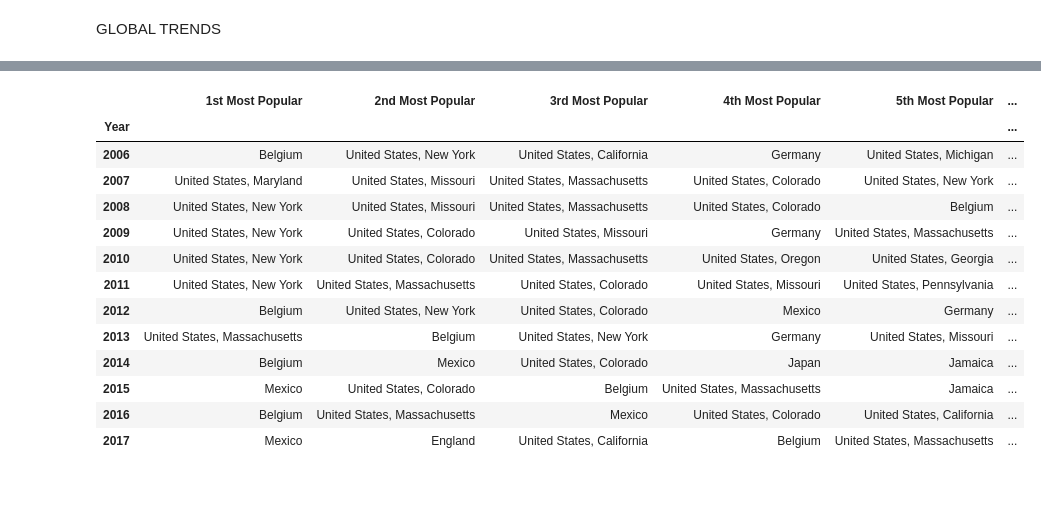
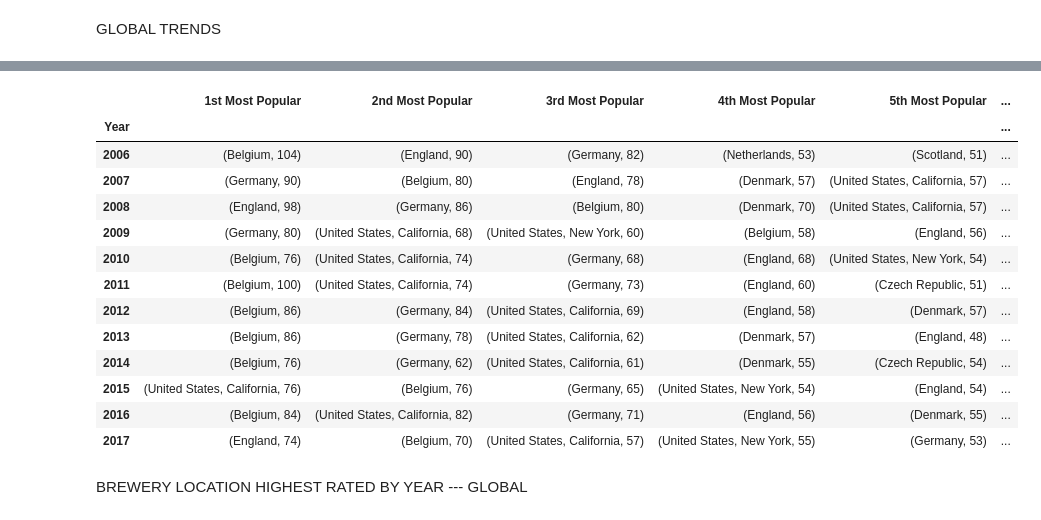
Before and after one commit to epfl-ada/ada-2023-project-vivalavada, a Jupyter notebook: p3_trends_final.ipynb, the cells around one changed output, grey strips where cells are left out. Saved outputs shown, nothing was run; the diff lists cells and outputs as text; code cells hidden in the pictures; blank space fills up the shorter version.

```diff
--- a/p3_trends_final.ipynb
+++ b/p3_trends_final.ipynb
@@ -57,0 +62,14 @@ style_popularities_by_year
+# %%
+all_years_list = sorted(ratings['year'].unique())
+style_popularities_by_year = pd.DataFrame()
+for year in all_years_list:
+    location_style = location_style_stats(ratings.copy(), users.copy(), year, loc_style_threshold = 10, rating_flag = False)
+    location_style_groupedby_loc = location_style.groupby('location')
+    idx_most_popular = location_style_groupedby_loc.apply(lambda x: x.nlargest(3, 'popularity_percentage')).index.values
+    idx_most_popular = [x[1] for x in idx_most_popular]
+    most_popular_styles_by_location = location_style.loc[idx_most_popular]
+    three_most_popular_styles_by_location = most_popular_styles_by_location.groupby('location')['style'].agg(list).to_frame()
+    three_most_popular_styles_by_location = three_most_popular_styles_by_location.rename(columns = {'style': str(year)})
+    style_popularities_by_year = pd.concat([style_popularities_by_year, three_most_popular_styles_by_location], axis = 1)
+
+style_popularities_by_year
@@ -86,0 +124,14 @@ style_ratings_by_year
+# %%
+all_years_list = sorted(ratings['year'].unique())
+style_ratings_by_year = pd.DataFrame()
+for year in all_years_list:
+    location_style = location_style_stats(ratings.copy(), users.copy(), year, loc_style_threshold = 10, rating_flag = True)
+    location_style_groupedby_loc = location_style.groupby('location')
+    idx_highest_rated = location_style_groupedby_loc.apply(lambda x: x.nlargest(3, 'z_score')).index.values
+    idx_highest_rated = [x[1] for x in idx_highest_rated]
+    highest_rated_styles_by_location = location_style.loc[idx_highest_rated]
+    three_highest_rated_styles_by_location = highest_rated_styles_by_location.groupby('location')['style'].agg(list).to_frame()
+    three_highest_rated_styles_by_location = three_highest_rated_styles_by_location.rename(columns = {'style': str(year)})
+    style_ratings_by_year = pd.concat([style_ratings_by_year, three_highest_rated_styles_by_location], axis = 1)
+
+style_ratings_by_year
@@ -150,7 +222,7 @@ global_style_popularity_points_by_year = pd.DataFrame()
 points = [12, 10, 8, 7, 6, 5, 4, 3, 2, 1]
 for year in all_years_list:
     style_popularity_points_dict = {key: 0 for key in ratings['style'].unique().tolist()}
-    location_style = location_style_stats(ratings.copy(), users.copy(), year, loc_style_threshold = 10, rating_flag = False)
+    location_style = location_style_stats(ratings.copy(), users.copy(), year, loc_style_threshold = 10, rating_flag = False, global_flag = True)
     location_style_groupedby_loc = location_style.groupby('location')
     idx_10_most_popular = location_style_groupedby_loc['popularity_percentage'].nlargest(10).index.get_level_values(1)
     most_popular_styles_by_location = location_style.loc[idx_10_most_popular]
@@ -167,6 +239,9 @@ for year in all_years_list:
     global_style_popularity_points_by_year[str(year)] = style_popularity_points_dict
 
 global_style_popularities_by_year = global_style_popularity_points_by_year.apply(lambda x: x.nlargest(10).index.tolist()).T
+global_style_popularities_by_year_points = global_style_popularity_points_by_year.apply(lambda x: x.nlargest(10).tolist()).T
+tuple_list = {column: list(zip(global_style_popularities_by_year[column], global_style_popularities_by_year_points[column])) for column in global_style_popularities_by_year.columns}
+global_style_popularities_by_year = pd.DataFrame(tuple_list, index = global_style_popularities_by_year.index)
 
 global_style_popularities_by_year.columns = ['1st Most Popular', '2nd Most Popular', '3rd Most Popular', '4th Most Popular', '5th Most Popular', '6th Most Popular', '7th Most Popular', '8th Most Popular', '9th Most Popular', '10th Most Popular']
 global_style_popularities_by_year.index.name = 'Year'
@@ -192,7 +269,7 @@ global_style_rating_points_by_year = pd.DataFrame()
 points = [12, 10, 8, 7, 6, 5, 4, 3, 2, 1]
 for year in all_years_list:
     style_rating_points_dict = {key: 0 for key in ratings['style'].unique().tolist()}
-    location_style = location_style_stats(ratings.copy(), users.copy(), year, loc_style_threshold = 10, rating_flag = True)
+    location_style = location_style_stats(ratings.copy(), users.copy(), year, loc_style_threshold = 10, rating_flag = True, global_flag = True)
     location_style_groupedby_loc = location_style.groupby('location')
     idx_10_highest_rated = location_style_groupedby_loc['z_score'].nlargest(10).index.get_level_values(1)
     highest_rated_styles_by_location = location_style.loc[idx_10_highest_rated]
@@ -209,6 +286,10 @@ for year in all_years_list:
     global_style_rating_points_by_year[str(year)] = style_rating_points_dict
 
 global_style_highest_rated_by_year = global_style_rating_points_by_year.apply(lambda x: x.nlargest(10).index.tolist()).T
+global_style_highest_rated_by_year_points = global_style_rating_points_by_year.apply(lambda x: x.nlargest(10).tolist()).T
+
+tuple_list = {column: list(zip(global_style_highest_rated_by_year[column], global_style_highest_rated_by_year_points[column])) for column in global_style_highest_rated_by_year.columns}
+global_style_highest_rated_by_year = pd.DataFrame(tuple_list, index = global_style_highest_rated_by_year.index)
 
 global_style_highest_rated_by_year.columns = ['1st Highest Rated', '2nd Highest Rated', '3rd Highest Rated', '4th Highest Rated', '5th Highest Rated', '6th Highest Rated', '7th Highest Rated', '8th Highest Rated', '9th Highest Rated', '10th Highest Rated']
 global_style_highest_rated_by_year.index.name = 'Year'
@@ -231,45 +314,51 @@ global_style_highest_rated_by_year
 # %%
 all_years_list = sorted(ratings['year'].unique())
 global_brewery_popularity_points_by_year = pd.DataFrame()
 points = [12, 10, 8, 7, 6, 5, 4, 3, 2, 1]
 for year in all_years_list:
     brewery_popularity_points_dict = {key: 0 for key in breweries['location'].unique().tolist()}
-    location_bc = location_brewery_country_stats(ratings.copy(), users.copy(), breweries.copy(), year, loc_brewery_threshold = 20, rating_flag = False)
+    location_bc = location_brewery_country_stats(ratings.copy(), users.copy(), breweries.copy(), year, loc_brewery_threshold = 20, rating_flag = False, global_flag = True)
     location_bc_groupedby_loc = location_bc.groupby('location')
     idx_10_most_popular = location_bc_groupedby_loc['popularity_percentage'].nlargest(10).index.get_level_values(1)
     most_popular_breweries_by_location = location_bc.loc[idx_10_most_popular]
 
     point_idx = 0
     prev_location = most_popular_breweries_by_location.iloc[0]['location']
     for index, row in most_popular_breweries_by_location.iterrows():
         location = row['location']
         if location != prev_location:
             point_idx = 0
             prev_location = location
         brewery_popularity_points_dict[row['brewery_location']] += points[point_idx]
         point_idx += 1
     global_brewery_popularity_points_by_year[str(year)] = brewery_popularity_points_dict
 
 global_brewery_popularities_by_year = global_brewery_popularity_points_by_year.apply(lambda x: x.nlargest(10).index.tolist()).T
+global_brewery_popularities_by_year_points = global_brewery_popularity_points_by_year.apply(lambda x: x.nlargest(10).tolist()).T
+
+tuple_list = {column: list(zip(global_brewery_popularities_by_year[column], global_brewery_popularities_by_year_points[column])) for column in global_brewery_popularities_by_year.columns}
+global_brewery_popularities_by_year = pd.DataFrame(tuple_list, index = global_brewery_popularities_by_year.index)
 
 global_brewery_popularities_by_year.columns = ['1st Most Popular', '2nd Most Popular', '3rd Most Popular', '4th Most Popular', '5th Most Popular', '6th Most Popular', '7th Most Popular', '8th Most Popular', '9th Most Popular', '10th Most Popular']
 global_brewery_popularities_by_year.index.name = 'Year'
 global_brewery_popularities_by_year
 # %% [output]
 |  | 1st Most Popular | 2nd Most Popular | 3rd Most Popular | 4th Most Popular | 5th Most Popular | ... |
 | Year |  |  |  |  |  | ... |
-| 2006 | Belgium | United States, New York | United States, California | Germany | United States, Michigan | ... |
-| 2007 | United States, Maryland | United States, Missouri | United States, Massachusetts | United States, Colorado | United States, New York | ... |
-| 2008 | United States, New York | United States, Missouri | United States, Massachusetts | United States, Colorado | Belgium | ... |
-| 2009 | United States, New York | United States, Colorado | United States, Missouri | Germany | United States, Massachusetts | ... |
-| 2010 | United States, New York | United States, Colorado | United States, Massachusetts | United States, Oregon | United States, Georgia | ... |
-| 2011 | United States, New York | United States, Massachusetts | United States, Colorado | United States, Missouri | United States, Pennsylvania | ... |
-| 2012 | Belgium | United States, New York | United States, Colorado | Mexico | Germany | ... |
-| 2013 | United States, Massachusetts | Belgium | United States, New York | Germany | United States, Missouri | ... |
-| 2014 | Belgium | Mexico | United States, Colorado | Japan | Jamaica | ... |
-| 2015 | Mexico | United States, Colorado | Belgium | United States, Massachusetts | Jamaica | ... |
-| 2016 | Belgium | United States, Massachusetts | Mexico | United States, Colorado | United States, California | ... |
-| 2017 | Mexico | England | United States, California | Belgium | United States, Massachusetts | ... |
+| 2006 | (Belgium, 104) | (England, 90) | (Germany, 82) | (Netherlands, 53) | (Scotland, 51) | ... |
+| 2007 | (Germany, 90) | (Belgium, 80) | (England, 78) | (Denmark, 57) | (United States, California, 57) | ... |
+| 2008 | (England, 98) | (Germany, 86) | (Belgium, 80) | (Denmark, 70) | (United States, California, 57) | ... |
+| 2009 | (Germany, 80) | (United States, California, 68) | (United States, New York, 60) | (Belgium, 58) | (England, 56) | ... |
+| 2010 | (Belgium, 76) | (United States, California, 74) | (Germany, 68) | (England, 68) | (United States, New York, 54) | ... |
+| 2011 | (Belgium, 100) | (United States, California, 74) | (Germany, 73) | (England, 60) | (Czech Republic, 51) | ... |
+| 2012 | (Belgium, 86) | (Germany, 84) | (United States, California, 69) | (England, 58) | (Denmark, 57) | ... |
+| 2013 | (Belgium, 86) | (Germany, 78) | (United States, California, 62) | (Denmark, 57) | (England, 48) | ... |
+| 2014 | (Belgium, 76) | (Germany, 62) | (United States, California, 61) | (Denmark, 55) | (Czech Republic, 54) | ... |
+| 2015 | (United States, California, 76) | (Belgium, 76) | (Germany, 65) | (United States, New York, 54) | (England, 54) | ... |
+| 2016 | (Belgium, 84) | (United States, California, 82) | (Germany, 71) | (England, 56) | (Denmark, 55) | ... |
+| 2017 | (England, 74) | (Belgium, 70) | (United States, California, 57) | (United States, New York, 55) | (Germany, 53) | ... |
+# %% [markdown]
+BREWERY LOCATION HIGHEST RATED BY YEAR --- GLOBAL
 # %%
 all_years_list = sorted(ratings['year'].unique())
 global_brewery_rating_points_by_year = pd.DataFrame()
```
Also changed, not shown: parts of 16 cells of this notebook, 1 other file.
